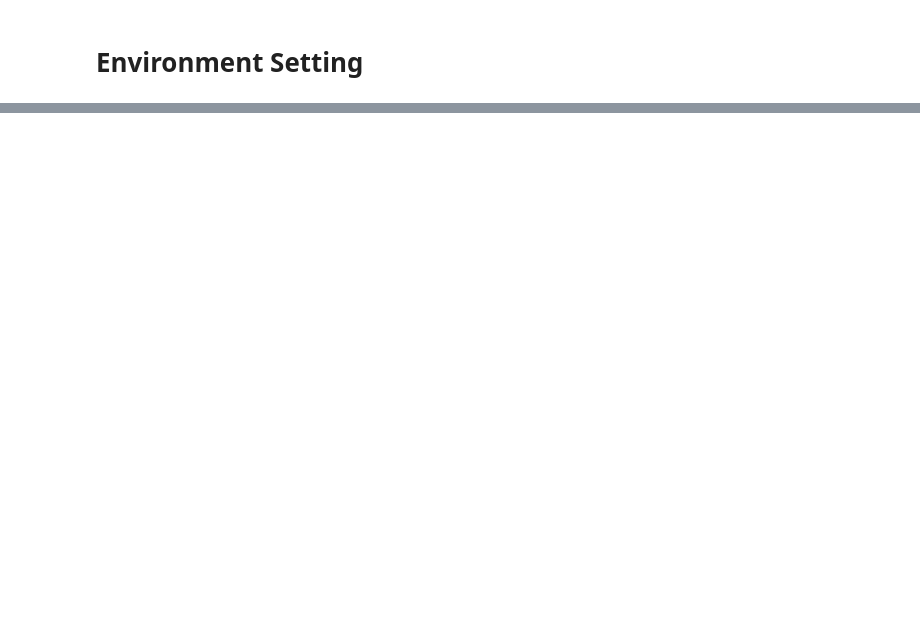
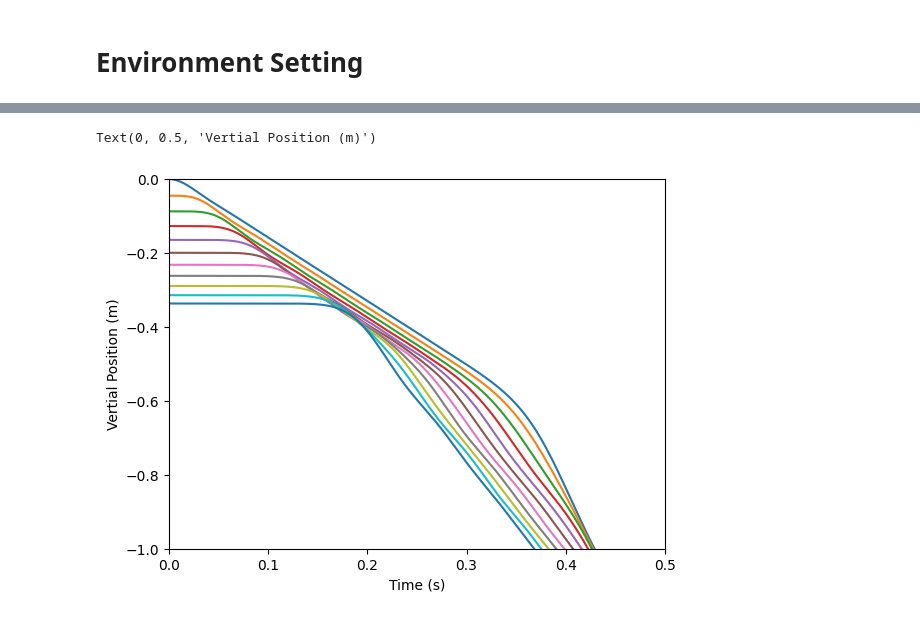
Before and after one commit to BrainConnection/Small_Project, a Jupyter notebook: Slinky Project.ipynb, the cells around one changed output, grey strips where cells are left out. Saved outputs shown, nothing was run; the diff lists cells and outputs as text; code cells hidden in the pictures; blank space fills up the shorter version.

```diff
--- a/Slinky Project.ipynb
+++ b/Slinky Project.ipynb
@@ -102,0 +248,6 @@ array([[-0.27059805,  0.65328148, -0.65328148,  0.27059805],
+# %%
+lst = []
+for i in range(N+1):
+  lst.append([X_0[i][0]+H[i][0]/(-D[i] * omega**2)])
+
+A_coeff = np.array(lst)
@@ -102,0 +345,13 @@ array([[-0.27059805,  0.65328148, -0.65328148,  0.27059805],
+# %%
+plt.figure()
+
+for i in range(N+1):
+  plt.plot(tlist, Y[i], label = '{0}'.format(i))
+
+plt.xlim(0,0.5)
+plt.ylim(-1,0)
+plt.xlabel('Time (s)')
+plt.ylabel('Vertial Position (m)')
+# %% [output]
+Text(0, 0.5, 'Vertial Position (m)')
+[figure, added]
```
Also changed, not shown: parts of 26 cells of this notebook.
